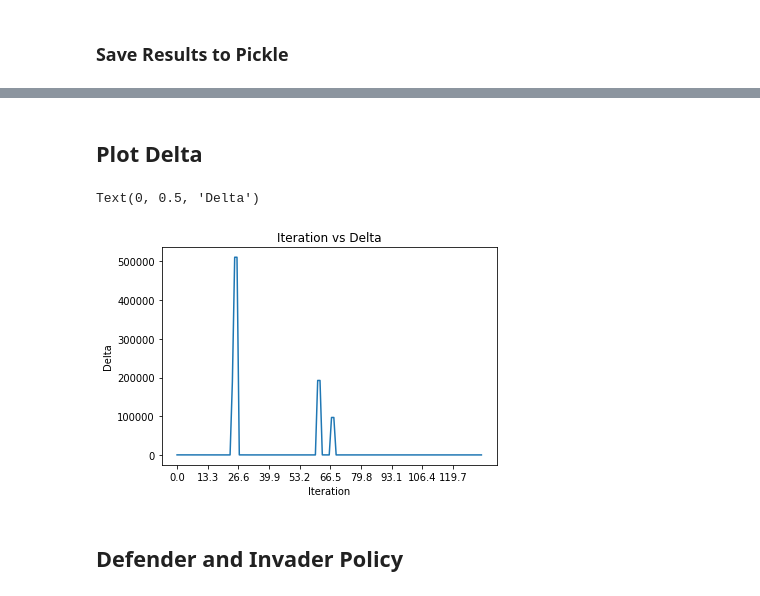
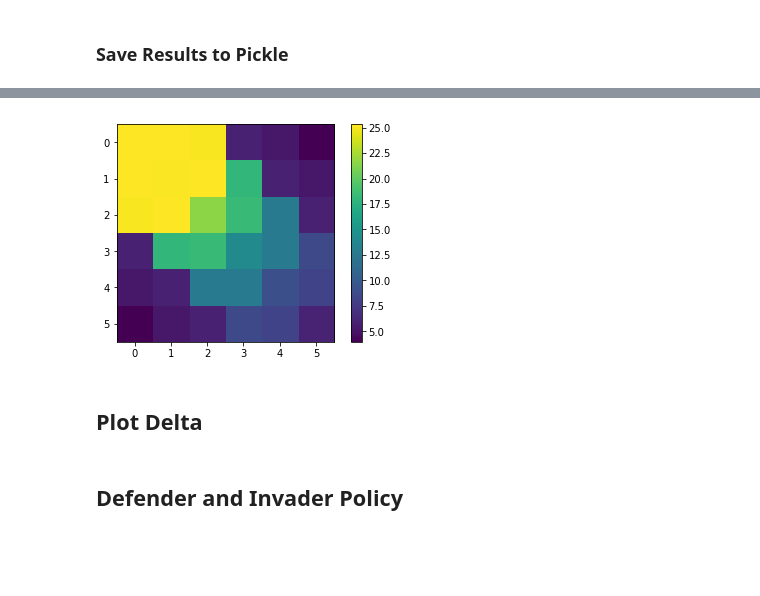
Before and after one commit to aarontan-git/multi_agent_learning, a Jupyter notebook: Notebooks/InvaderDefender.ipynb, the cells around one changed output, grey strips where cells are left out. Drawn from its saved outputs; the diff is of its cells as text; code cells hidden in the pictures; blank space fills up the shorter version.

```diff
--- a/Notebooks/InvaderDefender.ipynb
+++ b/Notebooks/InvaderDefender.ipynb
@@ -331,0 +379,11 @@ with open('G.pickle', 'wb') as handle:
+# %%
+# create a list of states that fixes the invaders's starting position
+fixed_invader_state_list = []
+for defender_state in invader_defender.states:
+    fixed_invader_state = defender_state + [0, 0]
+    fixed_invader_state_list.append(fixed_invader_state)
+
+# create invader heatmap
+defender_map = np.zeros([6,6])
+for state in fixed_invader_state_list:
+    defender_map[state[0], state[1]] = U[k][tuple(state)]
@@ -332,14 +405,18 @@ with open('G.pickle', 'wb') as handle:
+# %%
+# if invader is fixed at top left corner, this heatmap shows the defender's rewards
+plt.imshow(defender_map, interpolation='nearest')
+plt.colorbar()
+plt.show()
+# %% [output]
+[figure, added]
 # %% [markdown]
 ## Plot Delta
 # %%
-plt.plot(delta_list)
-plt.title('Iteration vs Delta')
-plt.xlabel('Iteration')
-plt.xticks(np.arange(0, k, k/10))
-plt.ylabel('Delta')
+# plt.plot(delta_list)
+# plt.title('Iteration vs Delta')
+# plt.xlabel('Iteration')
+# plt.xticks(np.arange(0, k, k/10))
+# plt.ylabel('Delta')
-# %% [output]
-Text(0, 0.5, 'Delta')
-[figure, removed]
 # %% [markdown]
 ## Defender and Invader Policy
 # %%
```
Also changed, not shown: parts of 13 cells of this notebook.
